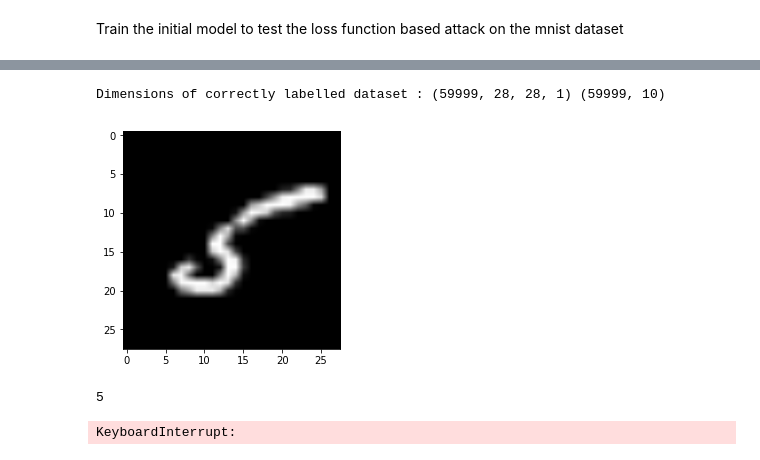
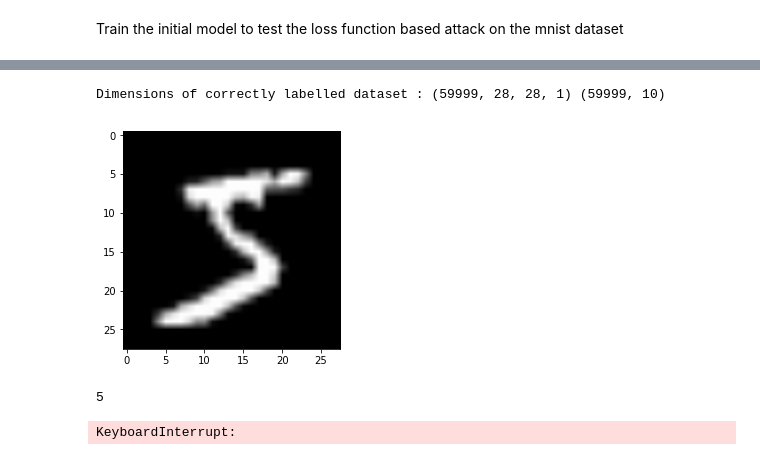
Before and after one commit to vorzawk/mdlAttack, a Jupyter notebook: mnist_initModel.ipynb, the cells around one changed output, grey strips where cells are left out. Cells and saved outputs as stored; diff of their text form; code cells hidden in the pictures.

```diff
--- a/mnist_initModel.ipynb
+++ b/mnist_initModel.ipynb
@@ -72,21 +70,21 @@ test_labels = tf.keras.utils.to_categorical(test_labels)
 # %%
 # design the input for adversarial training and the correct dataset
-TARGET_INDEX = 11
+TARGET_INDEX = 0
 target_image = train_images[TARGET_INDEX]
 correct_label = train_labels[TARGET_INDEX]
 new_train_images = np.delete(train_images, TARGET_INDEX, 0)
 new_train_labels = np.delete(train_labels, TARGET_INDEX, 0)
 print('Dimensions of correctly labelled dataset :',
       new_train_images.shape, new_train_labels.shape)
 
 from matplotlib import pyplot as plt
 img = np.squeeze(target_image)
 plt.imshow(img, interpolation='bilinear', cmap='gray')
 plt.show()
 print(np.argmax(train_labels[TARGET_INDEX]))
 # %% [output]
 Dimensions of correctly labelled dataset : (59999, 28, 28, 1) (59999, 10)
-[figure, old version]
+[figure, new version]
 5
 # %%
 def create_weightVar(shape):
```
Also changed, not shown: parts of 2 cells of this notebook, 2 other files.
